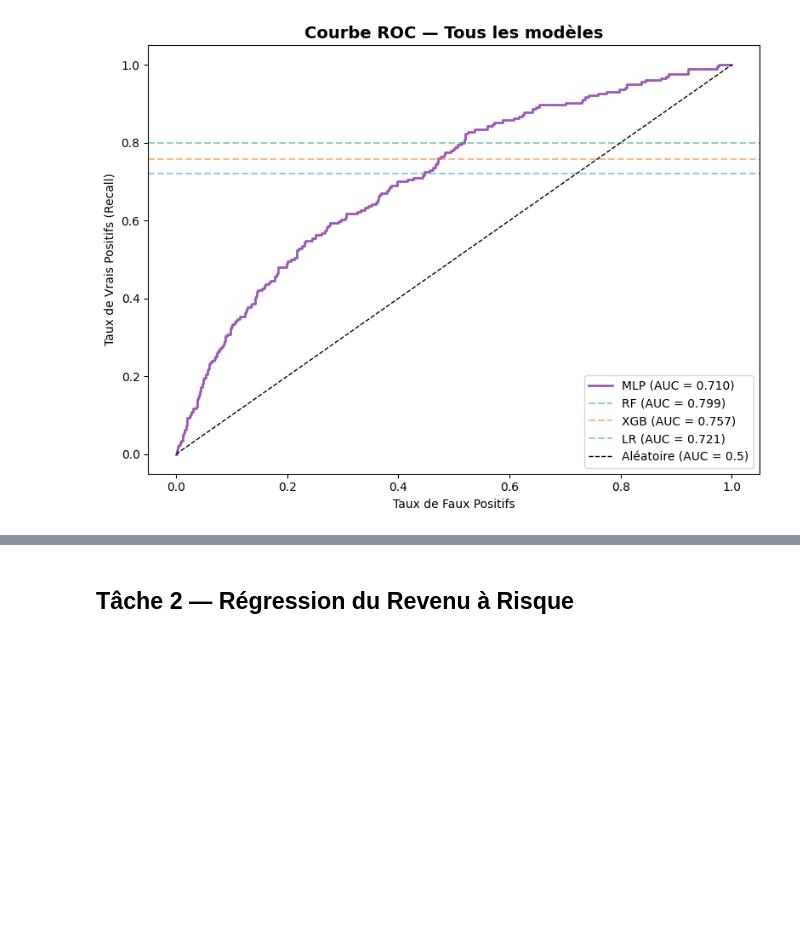
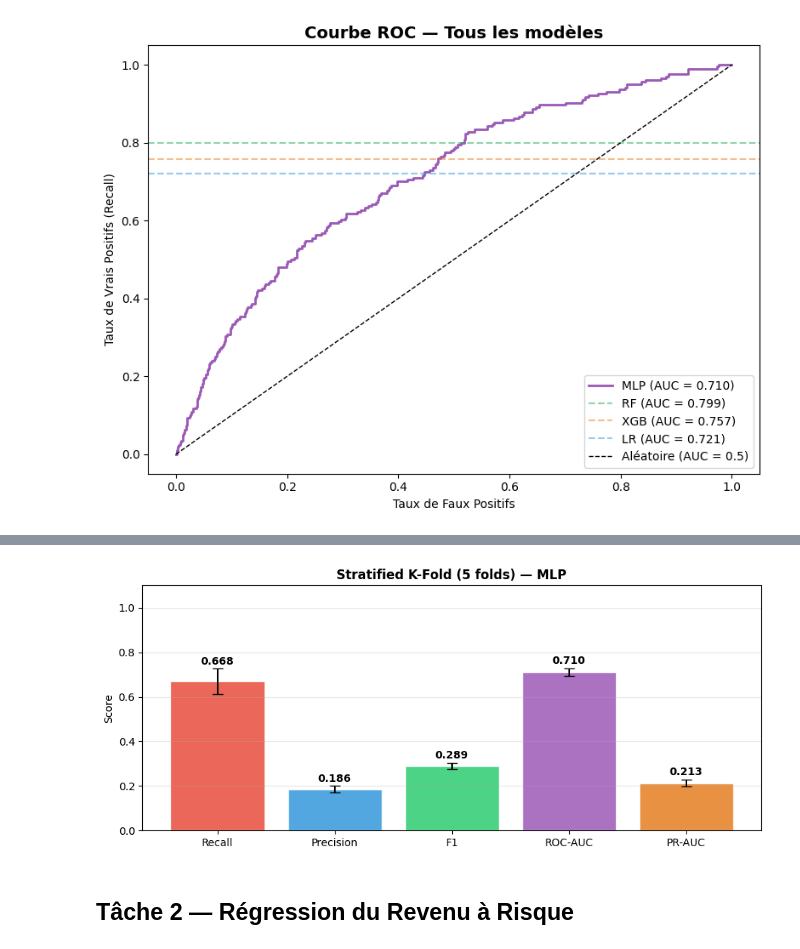
Before and after one commit to ErvinGoby23/projet-data-science, a Jupyter notebook: notebooks/model_mlp.ipynb, the cells around one changed output, grey strips where cells are left out. Saved outputs shown, nothing was run; the diff lists cells and outputs as text; code cells hidden in the pictures; blank space fills up the shorter version.

```diff
--- a/notebooks/model_mlp.ipynb
+++ b/notebooks/model_mlp.ipynb
@@ -355,0 +471,71 @@ plt.show()
+# %%
+# VALIDATION CROISÉE STRATIFIÉE — Stratified K-Fold (MLP)
+
+from sklearn.model_selection import StratifiedKFold
+from imblearn.over_sampling import SMOTE
+
+RANDOM_STATE = 42
+N_SPLITS = 5
+skf = StratifiedKFold(n_splits=N_SPLITS, shuffle=True, random_state=RANDOM_STATE)
+
+kfold_scores = {'recall': [], 'precision': [], 'f1': [], 'roc_auc': [], 'pr_auc': []}
+
+for fold, (train_idx, val_idx) in enumerate(skf.split(X_train, y_train_clf)):
+    X_tr, X_val = X_train[train_idx], X_train[val_idx]
+    y_tr, y_val = y_train_clf[train_idx], y_train_clf[val_idx]
+
+    # SMOTE à l'intérieur du fold
+    sm = SMOTE(random_state=RANDOM_STATE)
+    X_tr_res, y_tr_res = sm.fit_resample(X_tr, y_tr)
+
+    # Nouveau modèle par fold
+    tf.random.set_seed(RANDOM_STATE)
+    model_fold = build_mlp_classifier(X_tr_res.shape[1])
+    model_fold.fit(X_tr_res, y_tr_res, epochs=50, batch_size=64,
+                   validation_split=0.1, callbacks=[early_stop, reduce_lr], verbose=0)
+
+    y_proba_val = model_fold.predict(X_val, verbose=0).flatten()
+    fpr_v, tpr_v, thr_v = roc_curve(y_val, y_proba_val)
+    t_opt = thr_v[np.argmax(tpr_v - fpr_v)]
+    y_pred_val = (y_proba_val >= t_opt).astype(int)
+
+    kfold_scores['recall'].append(recall_score(y_val, y_pred_val, zero_division=0))
+    kfold_scores['precision'].append(precision_score(y_val, y_pred_val, zero_division=0))
+    kfold_scores['f1'].append(f1_score(y_val, y_pred_val, zero_division=0))
+    kfold_scores['roc_auc'].append(roc_auc_score(y_val, y_proba_val))
+    kfold_scores['pr_auc'].append(average_precision_score(y_val, y_proba_val))
+    print(f'  Fold {fold+1} — Recall={kfold_scores["recall"][-1]:.3f} | F1={kfold_scores["f1"][-1]:.3f} | ROC-AUC={kfold_scores["roc_auc"][-1]:.3f}')
+
+print(f'\nStratified K-Fold ({N_SPLITS} folds) — MLP')
+print('-' * 50)
+for metric, scores in kfold_scores.items():
+    arr = np.array(scores)
+    print(f'  {metric:12} : {arr.mean():.4f} ± {arr.std():.4f}')
+
+print('\nComparaison avec le score test set (seuil optimisé) :')
+print(f'  recall     : {recall_score(y_test_clf, y_pred_clf):.4f}  (test set)')
+print(f'  f1         : {f1_score(y_test_clf, y_pred_clf):.4f}  (test set)')
+print(f'  roc_auc    : {roc_auc_score(y_test_clf, y_proba_clf):.4f}  (test set)')
+print(f'  pr_auc     : {average_precision_score(y_test_clf, y_proba_clf):.4f}  (test set)')
+
+# Visualisation
+metrics_labels = ['Recall', 'Precision', 'F1', 'ROC-AUC', 'PR-AUC']
+metrics_keys   = ['recall', 'precision', 'f1', 'roc_auc', 'pr_auc']
+means = [np.mean(kfold_scores[k]) for k in metrics_keys]
+stds  = [np.std(kfold_scores[k])  for k in metrics_keys]
+
+fig, ax = plt.subplots(figsize=(9, 4))
+bars = ax.bar(metrics_labels, means, yerr=stds, capsize=5,
+              color=['#e74c3c','#3498db','#2ecc71','#9b59b6','#e67e22'],
+              edgecolor='white', alpha=0.85)
+ax.set_ylim(0, 1.1)
+ax.set_ylabel('Score')
+ax.set_title('Stratified K-Fold (5 folds) — MLP', fontweight='bold')
+for bar, mean, std in zip(bars, means, stds):
+    ax.text(bar.get_x() + bar.get_width()/2, mean + std + 0.02,
+            f'{mean:.3f}', ha='center', fontsize=10, fontweight='bold')
+ax.grid(axis='y', alpha=0.3)
+plt.tight_layout()
+plt.savefig('../results/mlp_kfold_cv.png', dpi=150)
+plt.show()
+# %% [output]
@@ -356,3 +561,4 @@ plt.show()
+[figure, added]
 # %% [markdown]
 ## Tâche 2 — Régression du Revenu à Risque
 # %%
```
Also changed, not shown: parts of 9 cells of this notebook, 20 other files.
